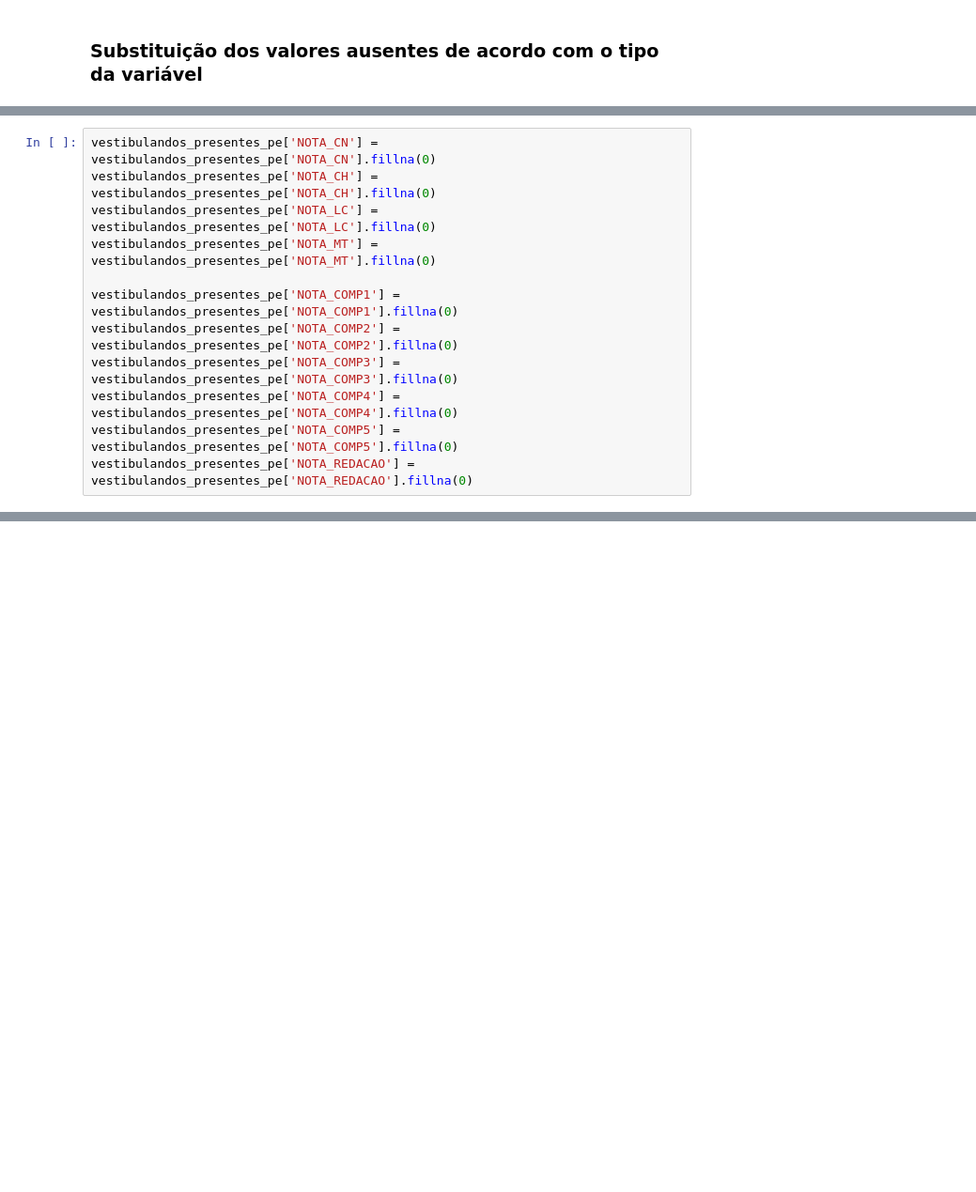
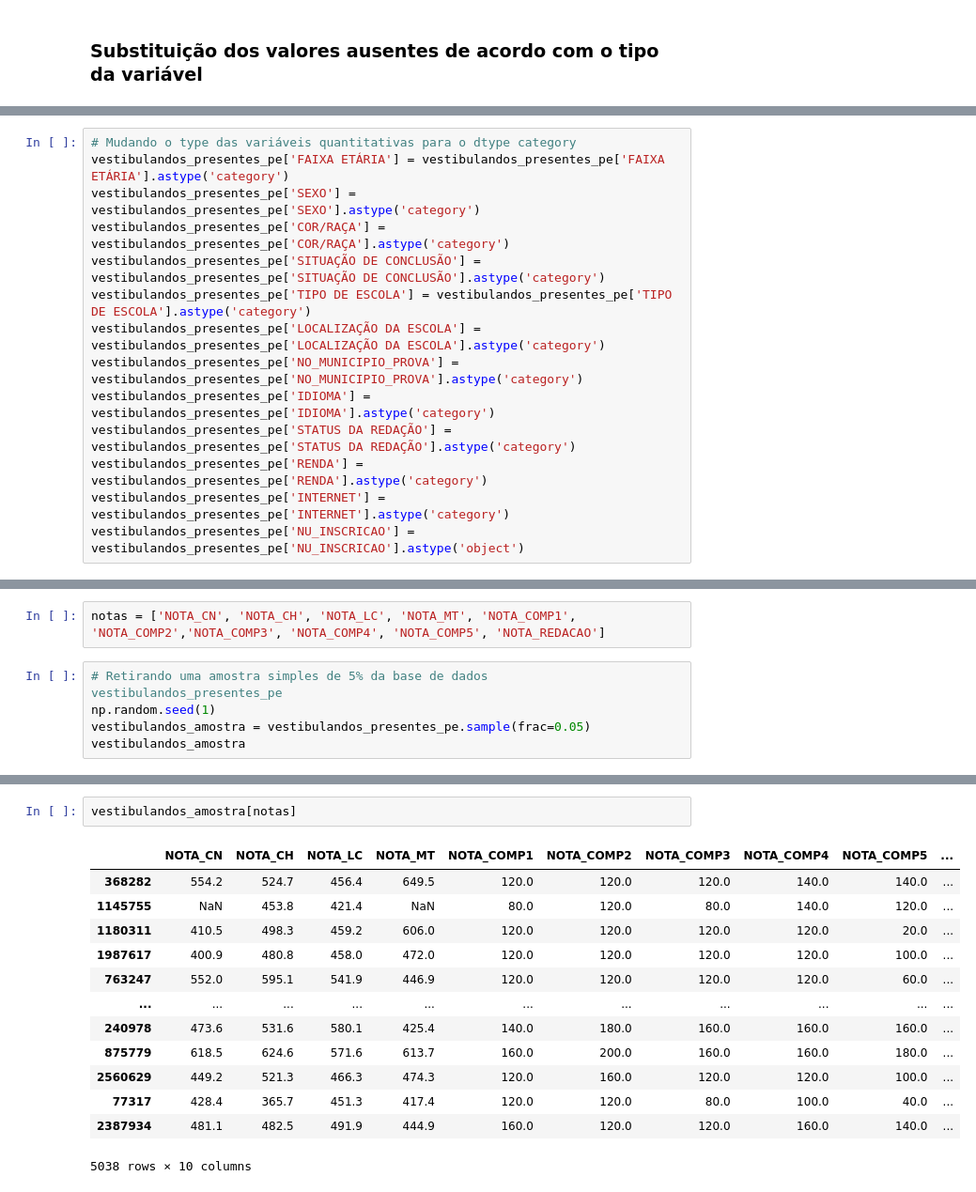
Before and after one commit to Victor-Amarante/Intro_DS, a Jupyter notebook: DataProcessing_2021.ipynb, the cells around one changed output, grey strips where cells are left out. Shown at 94% size. Drawn from its saved outputs; the diff is of its cells as text; blank space fills up the shorter version.

```diff
--- a/DataProcessing_2021.ipynb
+++ b/DataProcessing_2021.ipynb
@@ -272,12 +251,0 @@ vestibulandos_presentes_pe['LOCALIZAÇÃO DA ESCOLA'] = vestibulandos_presentes_
-# %%
-vestibulandos_presentes_pe['NOTA_CN'] = vestibulandos_presentes_pe['NOTA_CN'].fillna(0)
-vestibulandos_presentes_pe['NOTA_CH'] = vestibulandos_presentes_pe['NOTA_CH'].fillna(0)
-vestibulandos_presentes_pe['NOTA_LC'] = vestibulandos_presentes_pe['NOTA_LC'].fillna(0)
-vestibulandos_presentes_pe['NOTA_MT'] = vestibulandos_presentes_pe['NOTA_MT'].fillna(0)
-
-vestibulandos_presentes_pe['NOTA_COMP1'] = vestibulandos_presentes_pe['NOTA_COMP1'].fillna(0)
-vestibulandos_presentes_pe['NOTA_COMP2'] = vestibulandos_presentes_pe['NOTA_COMP2'].fillna(0)
-vestibulandos_presentes_pe['NOTA_COMP3'] = vestibulandos_presentes_pe['NOTA_COMP3'].fillna(0)
-vestibulandos_presentes_pe['NOTA_COMP4'] = vestibulandos_presentes_pe['NOTA_COMP4'].fillna(0)
-vestibulandos_presentes_pe['NOTA_COMP5'] = vestibulandos_presentes_pe['NOTA_COMP5'].fillna(0)
-vestibulandos_presentes_pe['NOTA_REDACAO'] = vestibulandos_presentes_pe['NOTA_REDACAO'].fillna(0)
@@ -296,0 +283,14 @@ vestibulandos_presentes_pe.to_csv('enem2021_processed.csv', sep=';', encoding='i
+# %%
+# Mudando o type das variáveis quantitativas para o dtype category
+vestibulandos_presentes_pe['FAIXA ETÁRIA'] = vestibulandos_presentes_pe['FAIXA ETÁRIA'].astype('category')
+vestibulandos_presentes_pe['SEXO'] = vestibulandos_presentes_pe['SEXO'].astype('category')
+vestibulandos_presentes_pe['COR/RAÇA'] = vestibulandos_presentes_pe['COR/RAÇA'].astype('category')
+vestibulandos_presentes_pe['SITUAÇÃO DE CONCLUSÃO'] = vestibulandos_presentes_pe['SITUAÇÃO DE CONCLUSÃO'].astype('category')
+vestibulandos_presentes_pe['TIPO DE ESCOLA'] = vestibulandos_presentes_pe['TIPO DE ESCOLA'].astype('category')
+vestibulandos_presentes_pe['LOCALIZAÇÃO DA ESCOLA'] = vestibulandos_presentes_pe['LOCALIZAÇÃO DA ESCOLA'].astype('category')
+vestibulandos_presentes_pe['NO_MUNICIPIO_PROVA'] = vestibulandos_presentes_pe['NO_MUNICIPIO_PROVA'].astype('category')
+vestibulandos_presentes_pe['IDIOMA'] = vestibulandos_presentes_pe['IDIOMA'].astype('category')
+vestibulandos_presentes_pe['STATUS DA REDAÇÃO'] = vestibulandos_presentes_pe['STATUS DA REDAÇÃO'].astype('category')
+vestibulandos_presentes_pe['RENDA'] = vestibulandos_presentes_pe['RENDA'].astype('category')
+vestibulandos_presentes_pe['INTERNET'] = vestibulandos_presentes_pe['INTERNET'].astype('category')
+vestibulandos_presentes_pe['NU_INSCRICAO'] = vestibulandos_presentes_pe['NU_INSCRICAO'].astype('object')
@@ -296,0 +360,7 @@ vestibulandos_presentes_pe.to_csv('enem2021_processed.csv', sep=';', encoding='i
+# %%
+notas = ['NOTA_CN', 'NOTA_CH', 'NOTA_LC', 'NOTA_MT', 'NOTA_COMP1', 'NOTA_COMP2','NOTA_COMP3', 'NOTA_COMP4', 'NOTA_COMP5', 'NOTA_REDACAO']
+# %%
+# Retirando uma amostra simples de 5% da base de dados vestibulandos_presentes_pe
+np.random.seed(1)
+vestibulandos_amostra = vestibulandos_presentes_pe.sample(frac=0.05)
+vestibulandos_amostra
@@ -296,0 +412,16 @@ vestibulandos_presentes_pe.to_csv('enem2021_processed.csv', sep=';', encoding='i
+# %%
+vestibulandos_amostra[notas]
+# %% [output]
+|  | NOTA_CN | NOTA_CH | NOTA_LC | NOTA_MT | NOTA_COMP1 | NOTA_COMP2 | NOTA_COMP3 | NOTA_COMP4 | NOTA_COMP5 | ... |
+| 368282 | 554.2 | 524.7 | 456.4 | 649.5 | 120.0 | 120.0 | 120.0 | 140.0 | 140.0 | ... |
+| 1145755 | NaN | 453.8 | 421.4 | NaN | 80.0 | 120.0 | 80.0 | 140.0 | 120.0 | ... |
+| 1180311 | 410.5 | 498.3 | 459.2 | 606.0 | 120.0 | 120.0 | 120.0 | 120.0 | 20.0 | ... |
+| 1987617 | 400.9 | 480.8 | 458.0 | 472.0 | 120.0 | 120.0 | 120.0 | 120.0 | 100.0 | ... |
+| 763247 | 552.0 | 595.1 | 541.9 | 446.9 | 120.0 | 120.0 | 120.0 | 120.0 | 60.0 | ... |
+| ... | ... | ... | ... | ... | ... | ... | ... | ... | ... | ... |
+| 240978 | 473.6 | 531.6 | 580.1 | 425.4 | 140.0 | 180.0 | 160.0 | 160.0 | 160.0 | ... |
+| 875779 | 618.5 | 624.6 | 571.6 | 613.7 | 160.0 | 200.0 | 160.0 | 160.0 | 180.0 | ... |
+| 2560629 | 449.2 | 521.3 | 466.3 | 474.3 | 120.0 | 160.0 | 120.0 | 120.0 | 100.0 | ... |
+| 77317 | 428.4 | 365.7 | 451.3 | 417.4 | 120.0 | 120.0 | 80.0 | 100.0 | 40.0 | ... |
+| 2387934 | 481.1 | 482.5 | 491.9 | 444.9 | 160.0 | 120.0 | 120.0 | 160.0 | 140.0 | ... |
+5038 rows × 10 columns
```
Also changed, not shown: parts of 30 cells of this notebook, 4 other files.
